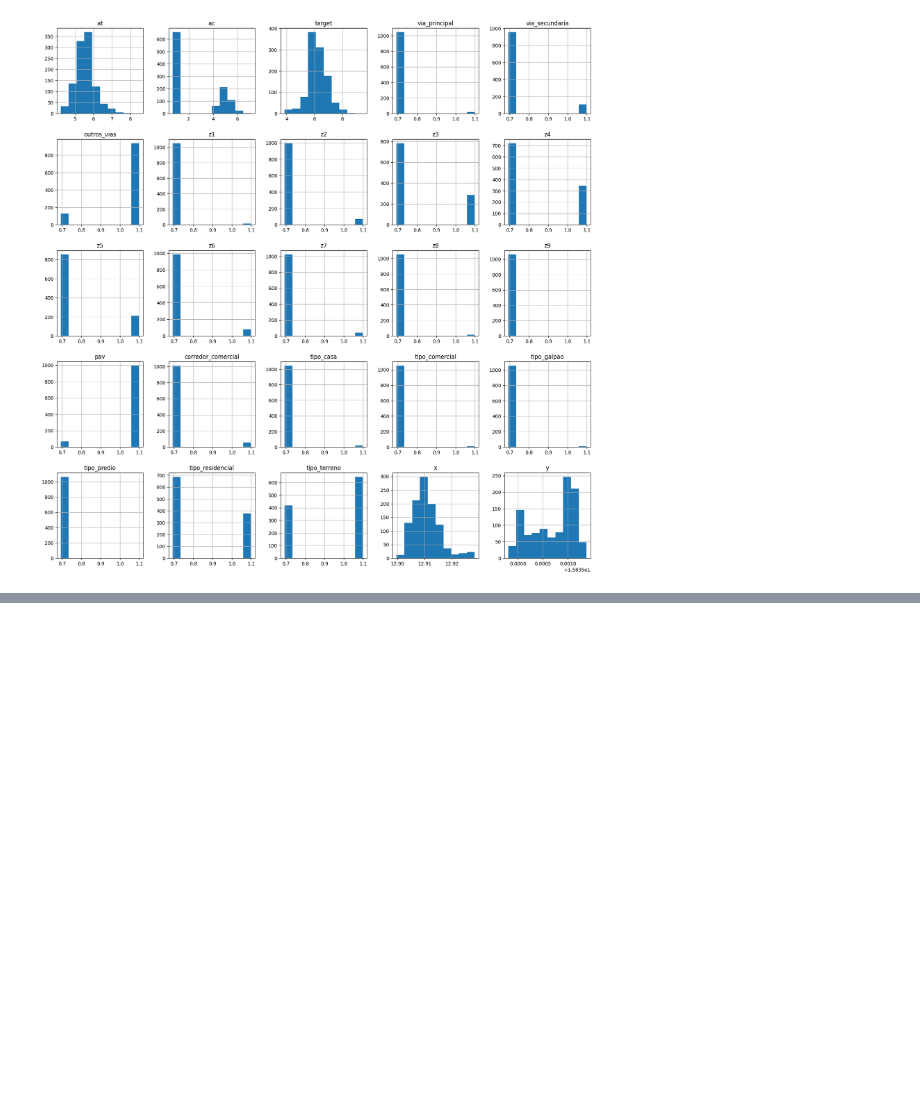
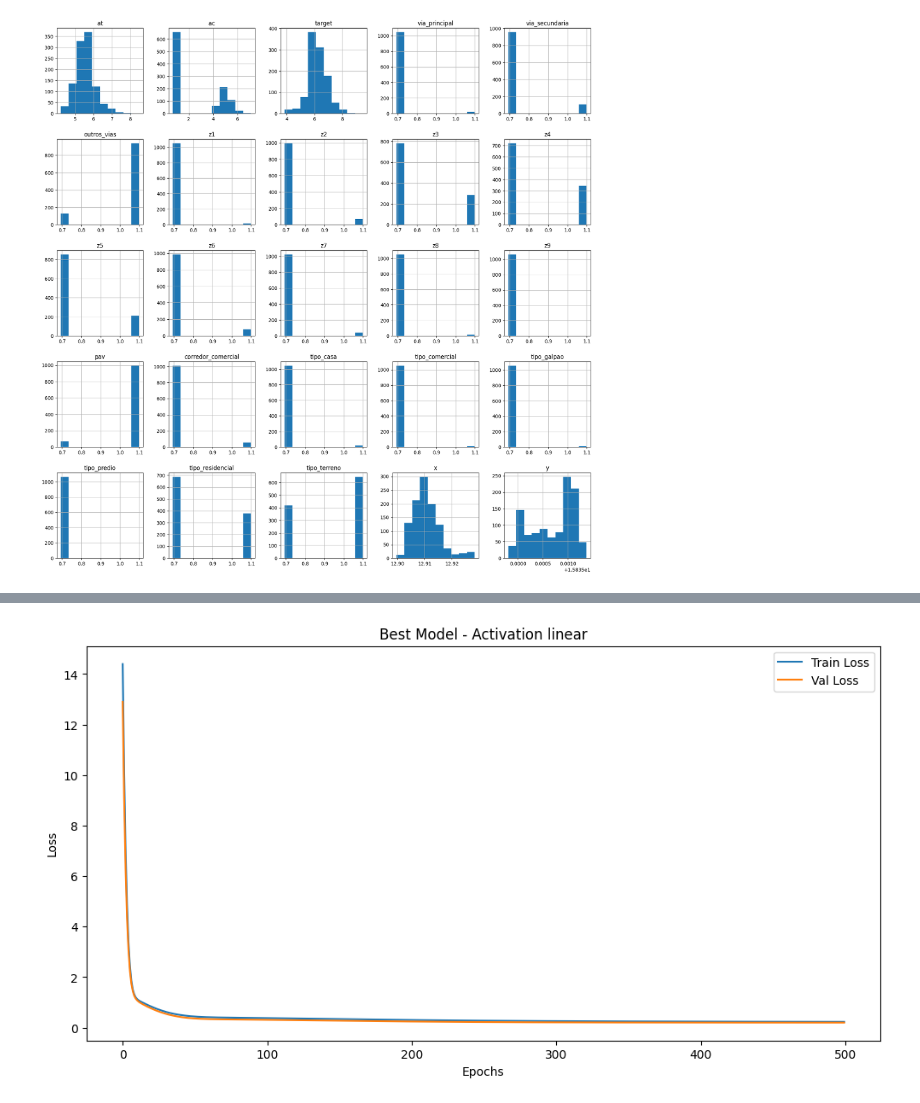
Before and after one commit to Dhonrian/pos_ifnet, a Jupyter notebook: 25E3_2/neural_network.ipynb, the cells around one changed output, grey strips where cells are left out. Drawn from its saved outputs; the diff is of its cells as text; code cells hidden in the pictures; blank space fills up the shorter version.

Commit message:
✨ adds linear regression for comparision

```diff
--- a/25E3_2/neural_network.ipynb
+++ b/25E3_2/neural_network.ipynb
@@ -154,3 +152,100 @@ log_df.hist(figsize=(20,20))
 plt.show()
 # %% [output]
 [figure]
+# %%
+###
+random_seed = 10
+activation = 'tanh'
+learning_rate = 0.01
+adam_initial_lr = 0.001
+adam_decay_steps = 1000
+adam_lr_decay = 0.9
+val_loss_stopping = keras.callbacks.EarlyStopping(monitor='val_loss', patience=100, restore_best_weights=True)
+r2_stopping = keras.callbacks.EarlyStopping(monitor='val_r2_score', patience=100, restore_best_weights=True)
+# %%
+X = log_df.drop(columns=['target', 'x', 'y']).values
+y = log_df['target'].values
+
+keras.utils.set_random_seed(random_seed)
+kf = KFold(n_splits=5, shuffle=True, random_state=random_seed)
+
+activations = ["linear"]
+
+grid_results = []
+best_val_loss = float('inf')  # Initialize with a very high value
+
+for act in activations:
+    print(f"\n=== Ativação: {act} ===")
+    fold = 1
+    fold_results = []
+
+    for train_index, val_index in kf.split(X):
+        print("Treinamento fold", fold)
+        X_train, X_val = X[train_index], X[val_index]
+        y_train, y_val = y[train_index], y[val_index]
+
+        model = keras.Sequential()
+        model.add(keras.layers.InputLayer(input_shape=(X.shape[1],)))
+        model.add(keras.layers.Dense(1, activation=act))
+        #model.add(keras.layers.Dense(1, activation='linear'))
+
+        optimizer = keras.optimizers.Adam(
+            learning_rate=adam_initial_lr,
+            decay=adam_lr_decay
+        )
+
+        model.compile(
+            optimizer=optimizer,
+            loss="mean_squared_error",
+            metrics=["mse", 'r2_score']
+        )
+
+        history = model.fit(
+            X_train, y_train,
+            validation_data=(X_val, y_val),
+            epochs=500,
+            verbose=0,
+            callbacks=[val_loss_stopping, r2_stopping]
+        )
+
+        score = model.evaluate(X_val, y_val, verbose=0)
+        print(f"[{act}] Fold {fold} - Val Loss: {score[0]:.4f}, Val MSE: {score[1]:.4f}")
+
+        # Check if this is a new best model
+        if score[0] < best_val_loss:
+            best_val_loss = score[0]
+            print(f"*** NOVO MELHOR MODELO! Activation: {act}, Fold: {fold}, Val Loss: {score[0]:.4f} ***")
+
+        results = {
+            'activation': act,
+            'fold': fold,
+            'val_loss': score[0],
+            'val_mse': score[1],
+            'model': model,
+            'history': history
+        }
+        fold_results.append(results)
+        grid_results.append(results)
+
+        fold += 1
+
+    # média de cada ativação
+    avg_loss = np.mean([r['val_loss'] for r in fold_results])
+    print(f"=== {act} - Média Val Loss: {avg_loss:.4f} ===")
+
+# pegar o melhor resultado global
+best_model = min(grid_results, key=lambda x: x['val_loss'])
+print(f"\nMelhor ativação: {best_model['activation']} (fold {best_model['fold']}) "
+      f"com val_loss={best_model['val_loss']:.4f}")
+
+# plot histórico do melhor
+history = best_model['history']
+plt.figure(figsize=(12,6))
+plt.plot(history.history['loss'], label='Train Loss')
+plt.plot(history.history['val_loss'], label='Val Loss')
+plt.title(f"Best Model - Activation {best_model['activation']}")
+plt.xlabel("Epochs")
+plt.ylabel("Loss")
+plt.legend()
+plt.show()
+# %% [output]
@@ -156,0 +267 @@ plt.show()
+[figure, added]
```
Also changed, not shown: parts of 5 cells of this notebook.
